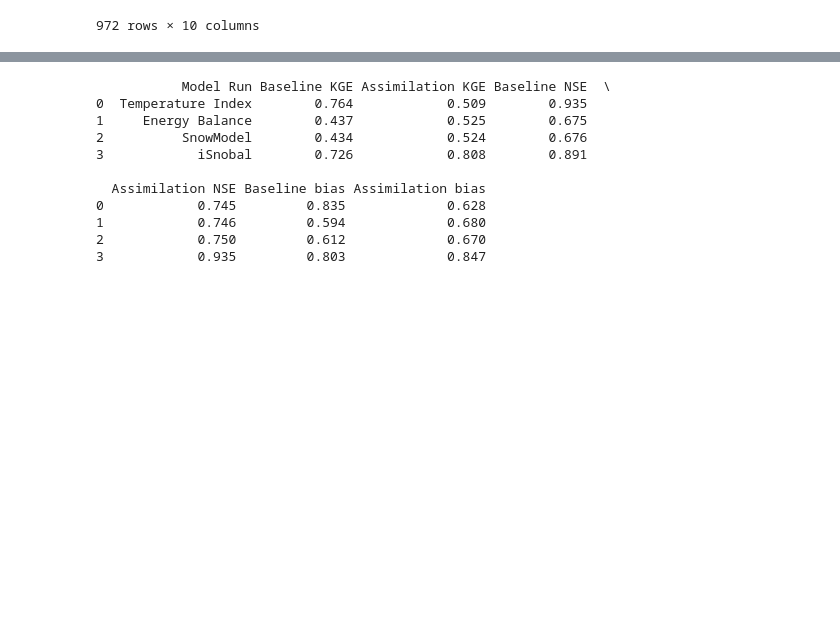
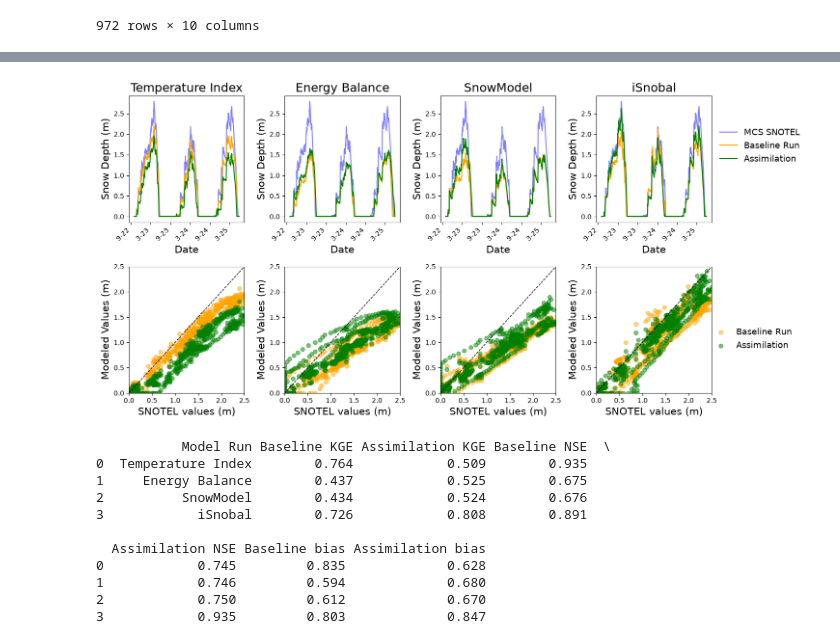
Before and after one commit to naniciafone/SIRO, a Jupyter notebook: notebooks/KGE.ipynb, the cells around one changed output, grey strips where cells are left out. Cells and saved outputs as stored; diff of their text form; code cells hidden in the pictures; blank space fills up the shorter version.

```diff
--- a/notebooks/KGE.ipynb
+++ b/notebooks/KGE.ipynb
@@ -338,3 +340,58 @@ plt.show()
+# %%
+import matplotlib.dates as mdates
+
+fig, axs = plt.subplots(2, 4, figsize=(16, 8))
+
+for i, (name, fcst_a, fcst_b) in enumerate(forecasts):
+
+    obs.plot(ax=axs[0, i], label="MCS SNOTEL", color="blue", alpha=0.5)
+    fcst_a.plot(ax=axs[0, i], label="Baseline Run", color="orange")
+    fcst_b.plot(ax=axs[0, i], label="Assimilation", color="green")
+
+    axs[0, i].set_ylabel("Snow Depth (m)", fontsize=15)
+    axs[0, i].set_xlabel("Date", fontsize=15)
+    axs[0, i].xaxis.set_major_locator(mdates.MonthLocator(interval=6))  # tick every 2 months
+    axs[0, i].xaxis.set_major_formatter(mdates.DateFormatter('%#m-%y'))
+
+    for label in axs[0, i].get_xticklabels():
+        label.set_rotation(45)
+        label.set_ha('right')
+
+    axs[1, i].scatter(obs.values, fcst_a.values, label="Baseline Run", alpha=0.5, color='orange')
+    axs[1, i].scatter(obs.values, fcst_b.values, label="Assimilation", alpha=0.5, color='green')
+    axs[1, i].plot([0, 2.5], [0, 2.5], color="black", linestyle="--", linewidth=1)
+
+    axs[1, i].set_xlabel("SNOTEL values (m)", fontsize=15)
+    axs[1, i].set_ylabel("Modeled Values (m)", fontsize=15)
+    axs[1, i].set_xlim(0, 2.5)
+    axs[1, i].set_ylim(0, 2.5)
+
+    kge1 = kge(fcst_a, obs, include_components=True)
+    kge2 = kge(fcst_b, obs, include_components=True)
+
+    axs[0, i].set_title(f"{name}", fontsize=18)
+
+# Use subplots_adjust instead of tight_layout to leave room on the right
+fig.subplots_adjust(right=0.88, wspace=0.35, hspace=0.35)
+
+# Capture the legend objects so we can pass them to savefig
+handles0, labels0 = axs[0, -1].get_legend_handles_labels()
+leg0 = fig.legend(handles0, labels0, loc='center left',
+                   bbox_to_anchor=(0.88, 0.75), fontsize=13, frameon=False)
+
+handles1, labels1 = axs[1, -1].get_legend_handles_labels()
+leg1 = fig.legend(handles1, labels1, loc='center left',
+                   bbox_to_anchor=(0.870, 0.25), fontsize=13, frameon=False)
+
+plt.savefig(
+    'C:/Users/RDCRLSMC/Desktop/SIRO/docs/figs/KGE_MCSpresentation.png',
+    dpi=300,
+    bbox_inches='tight',
+    bbox_extra_artists=(leg0, leg1)
+)
+plt.show()
+# %% [output]
+[figure, added]
 # %%
 rows_list = []
 
```
Also changed, not shown: parts of 4 cells of this notebook, 1 other file.
